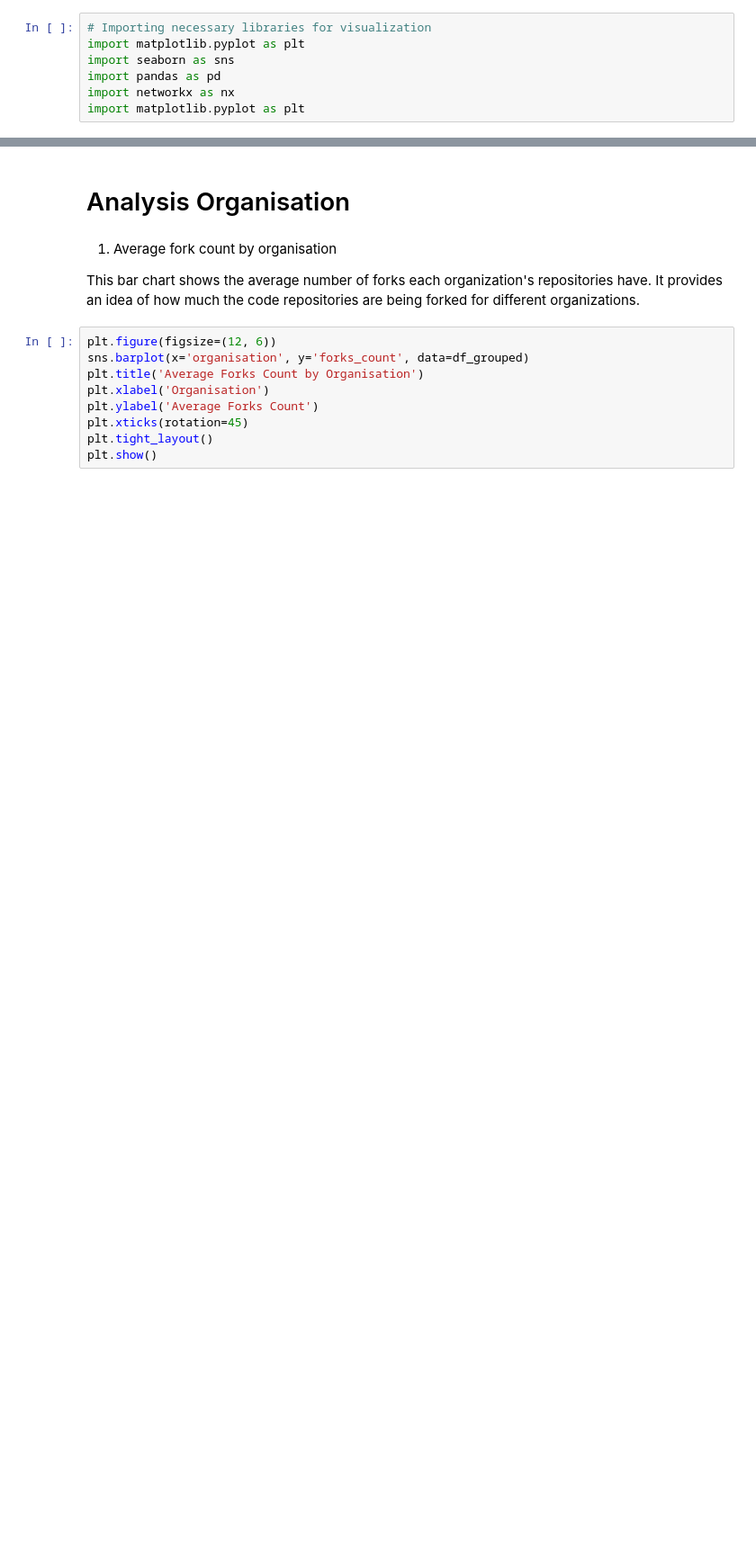
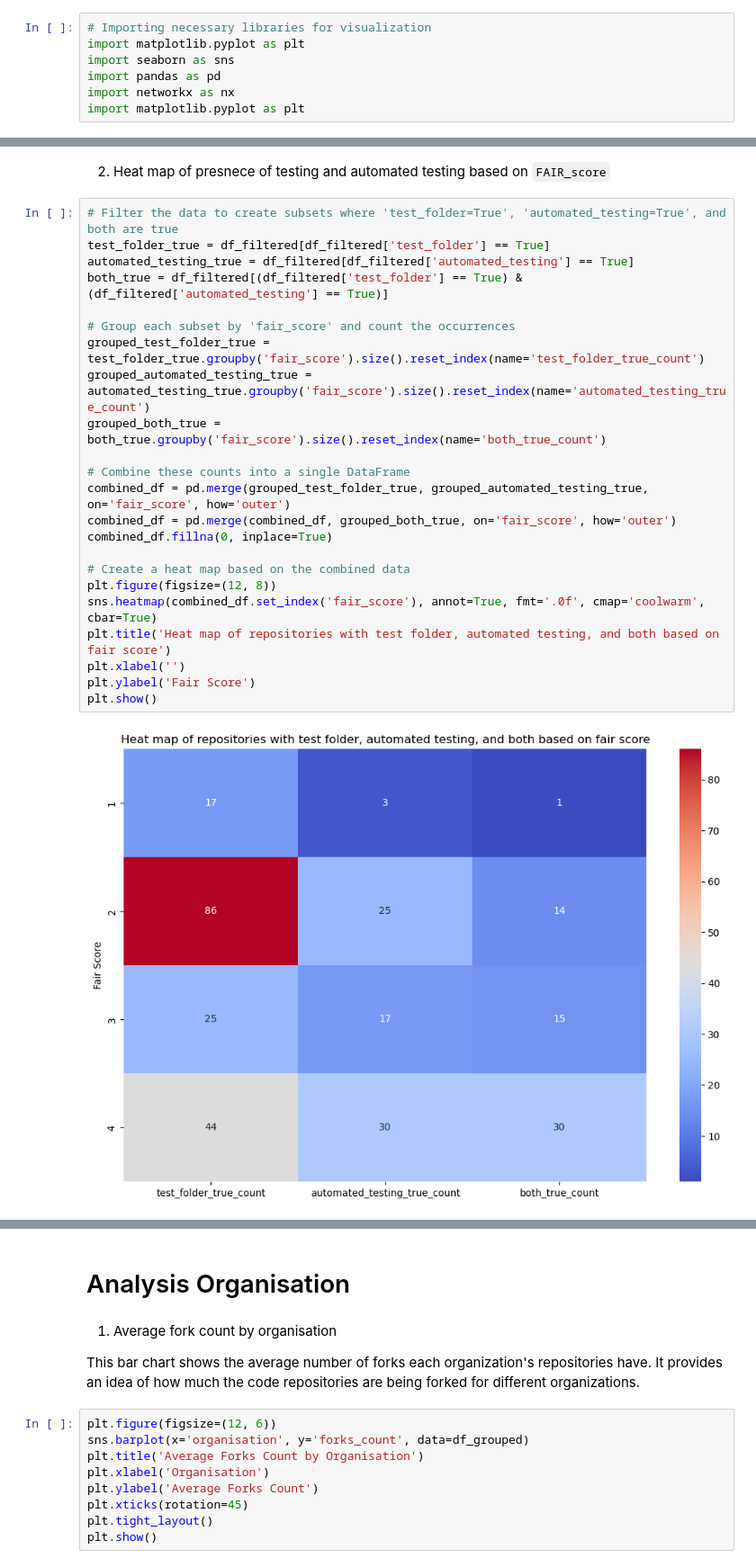
Before and after one commit to Software-Engineering-Group-UP/FAIR-test, a Jupyter notebook: Data_Collection/results/analysis_potsdam.ipynb, the cells around one changed output, grey strips where cells are left out. Shown at 90% size. Drawn from its saved outputs; the diff is of its cells as text; blank space fills up the shorter version.

```diff
--- a/Data_Collection/results/analysis_potsdam.ipynb
+++ b/Data_Collection/results/analysis_potsdam.ipynb
@@ -95,0 +109,27 @@ df_grouped_with_issues = df_filtered.groupby('organisation').mean().reset_index(
+# %% [markdown]
+2. Heat map of presnece of testing and automated testing based on ``FAIR_score``
+# %%
+# Filter the data to create subsets where 'test_folder=True', 'automated_testing=True', and both are true
+test_folder_true = df_filtered[df_filtered['test_folder'] == True]
+automated_testing_true = df_filtered[df_filtered['automated_testing'] == True]
+both_true = df_filtered[(df_filtered['test_folder'] == True) & (df_filtered['automated_testing'] == True)]
+
+# Group each subset by 'fair_score' and count the occurrences
+grouped_test_folder_true = test_folder_true.groupby('fair_score').size().reset_index(name='test_folder_true_count')
+grouped_automated_testing_true = automated_testing_true.groupby('fair_score').size().reset_index(name='automated_testing_true_count')
+grouped_both_true = both_true.groupby('fair_score').size().reset_index(name='both_true_count')
+
+# Combine these counts into a single DataFrame
+combined_df = pd.merge(grouped_test_folder_true, grouped_automated_testing_true, on='fair_score', how='outer')
+combined_df = pd.merge(combined_df, grouped_both_true, on='fair_score', how='outer')
+combined_df.fillna(0, inplace=True)
+
+# Create a heat map based on the combined data
+plt.figure(figsize=(12, 8))
+sns.heatmap(combined_df.set_index('fair_score'), annot=True, fmt='.0f', cmap='coolwarm', cbar=True)
+plt.title('Heat map of repositories with test folder, automated testing, and both based on fair score')
+plt.xlabel('')
+plt.ylabel('Fair Score')
+plt.show()
+# %% [output]
+[figure, added]
```
Also changed, not shown: parts of 23 cells of this notebook.
